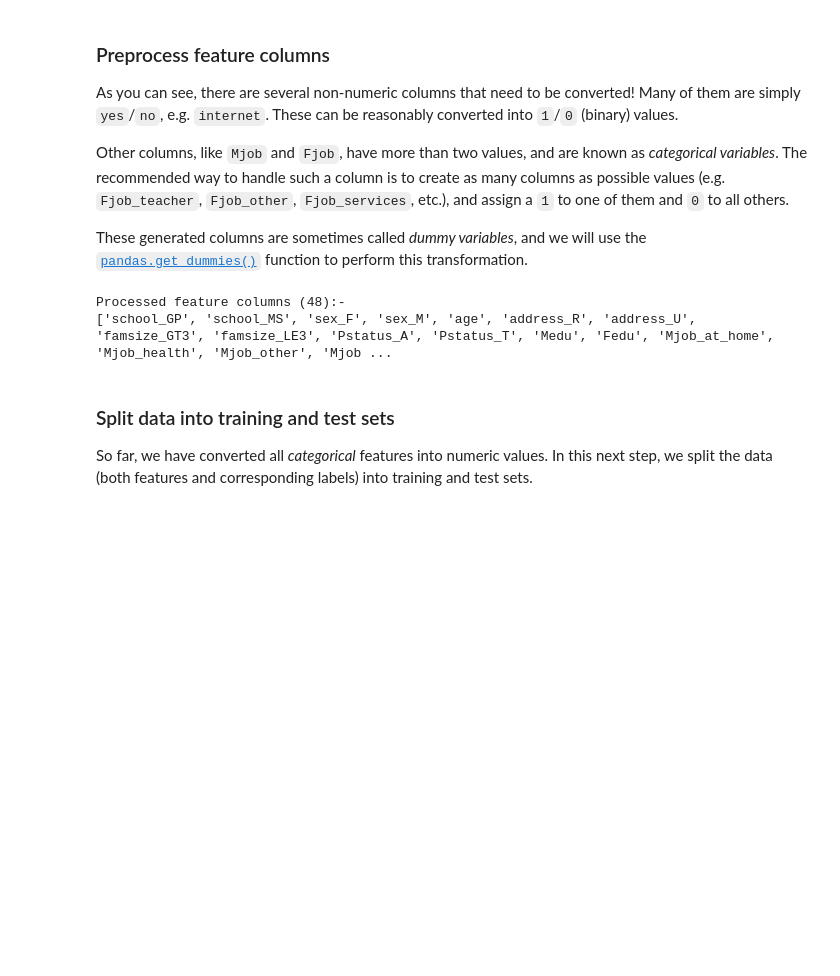
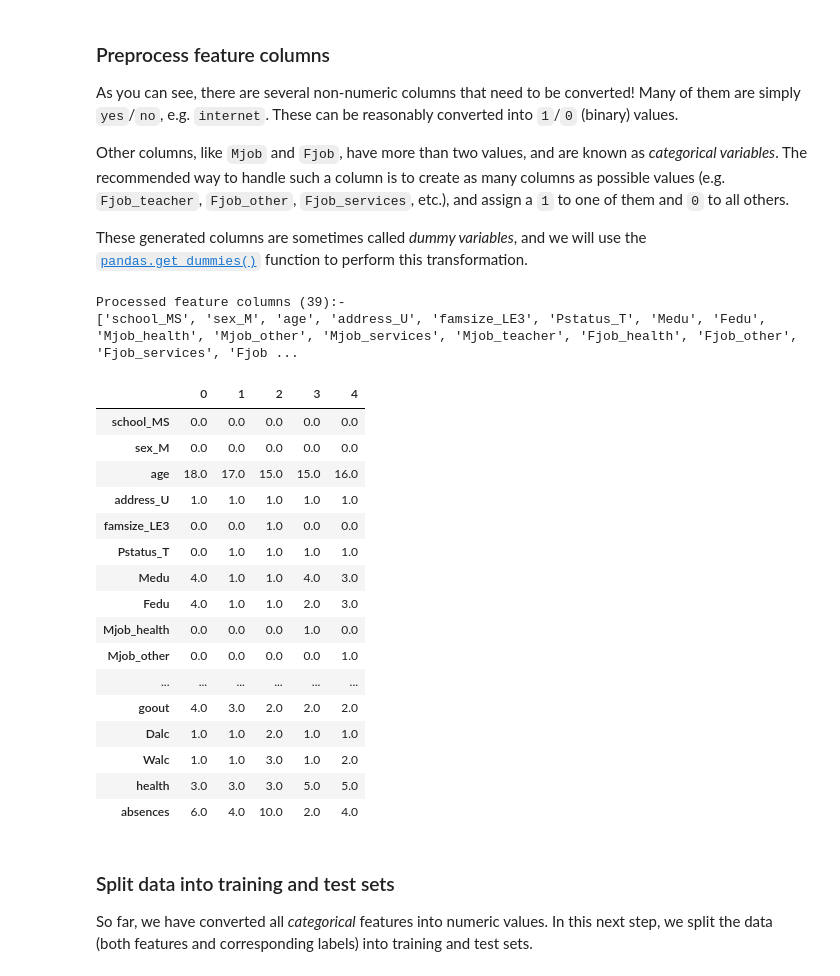
Before and after one commit to kcbighuge/p2-student-intervention, a Jupyter notebook: student_intervention.ipynb, the cells around one changed output. Cells and saved outputs as stored; diff of their text form; code cells hidden in the pictures; blank space fills up the shorter version.

```diff
--- a/student_intervention.ipynb
+++ b/student_intervention.ipynb
@@ -235,7 +235,8 @@ def preprocess_features(X):
 
         # If still non-numeric, convert to one or more dummy variables
         if col_data.dtype == object:
-            col_data = pd.get_dummies(col_data, prefix=col)  # e.g. 'school' => 'school_GP', 'school_MS'
+            #col_data = pd.get_dummies(col_data, prefix=col)  # e.g. 'school' => 'school_GP', 'school_MS'
+            col_data = pd.get_dummies(col_data, prefix=col, drop_first=True)  # use N-1 dummy columns
 
         outX = outX.join(col_data)  # collect column(s) in output dataframe
 
@@ -244,8 +245,28 @@ def preprocess_features(X):
 X_all = preprocess_features(X_all)
 print "Processed feature columns ({}):-\n{}".format(len(X_all.columns), list(X_all.columns))
 # %% [output]
-Processed feature columns (48):-
-['school_GP', 'school_MS', 'sex_F', 'sex_M', 'age', 'address_R', 'address_U', 'famsize_GT3', 'famsize_LE3', 'Pstatus_A', 'Pstatus_T', 'Medu', 'Fedu', 'Mjob_at_home', 'Mjob_health', 'Mjob_other', 'Mjob ...
+Processed feature columns (39):-
+['school_MS', 'sex_M', 'age', 'address_U', 'famsize_LE3', 'Pstatus_T', 'Medu', 'Fedu', 'Mjob_health', 'Mjob_other', 'Mjob_services', 'Mjob_teacher', 'Fjob_health', 'Fjob_other', 'Fjob_services', 'Fjob ...
+# %%
+display(X_all.head().T)
+# %% [output]
+|  | 0 | 1 | 2 | 3 | 4 |
+| school_MS | 0.0 | 0.0 | 0.0 | 0.0 | 0.0 |
+| sex_M | 0.0 | 0.0 | 0.0 | 0.0 | 0.0 |
+| age | 18.0 | 17.0 | 15.0 | 15.0 | 16.0 |
+| address_U | 1.0 | 1.0 | 1.0 | 1.0 | 1.0 |
+| famsize_LE3 | 0.0 | 0.0 | 1.0 | 0.0 | 0.0 |
+| Pstatus_T | 0.0 | 1.0 | 1.0 | 1.0 | 1.0 |
+| Medu | 4.0 | 1.0 | 1.0 | 4.0 | 3.0 |
+| Fedu | 4.0 | 1.0 | 1.0 | 2.0 | 3.0 |
+| Mjob_health | 0.0 | 0.0 | 0.0 | 1.0 | 0.0 |
+| Mjob_other | 0.0 | 0.0 | 0.0 | 0.0 | 1.0 |
+| ... | ... | ... | ... | ... | ... |
+| goout | 4.0 | 3.0 | 2.0 | 2.0 | 2.0 |
+| Dalc | 1.0 | 1.0 | 2.0 | 1.0 | 1.0 |
+| Walc | 1.0 | 1.0 | 3.0 | 1.0 | 2.0 |
+| health | 3.0 | 3.0 | 3.0 | 5.0 | 5.0 |
+| absences | 6.0 | 4.0 | 10.0 | 2.0 | 4.0 |
 # %% [markdown]
 ### Split data into training and test sets
 
```
Also changed, not shown: parts of 20 cells of this notebook.
